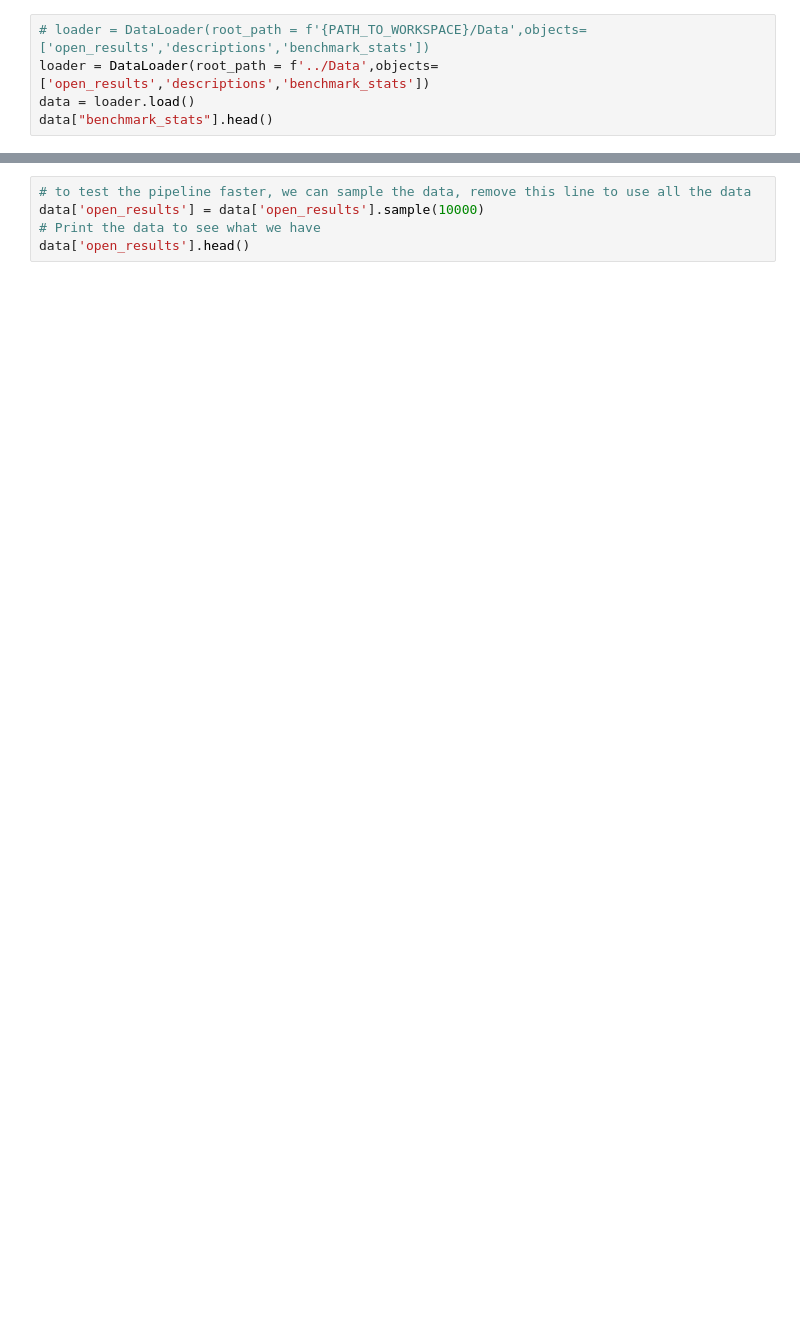
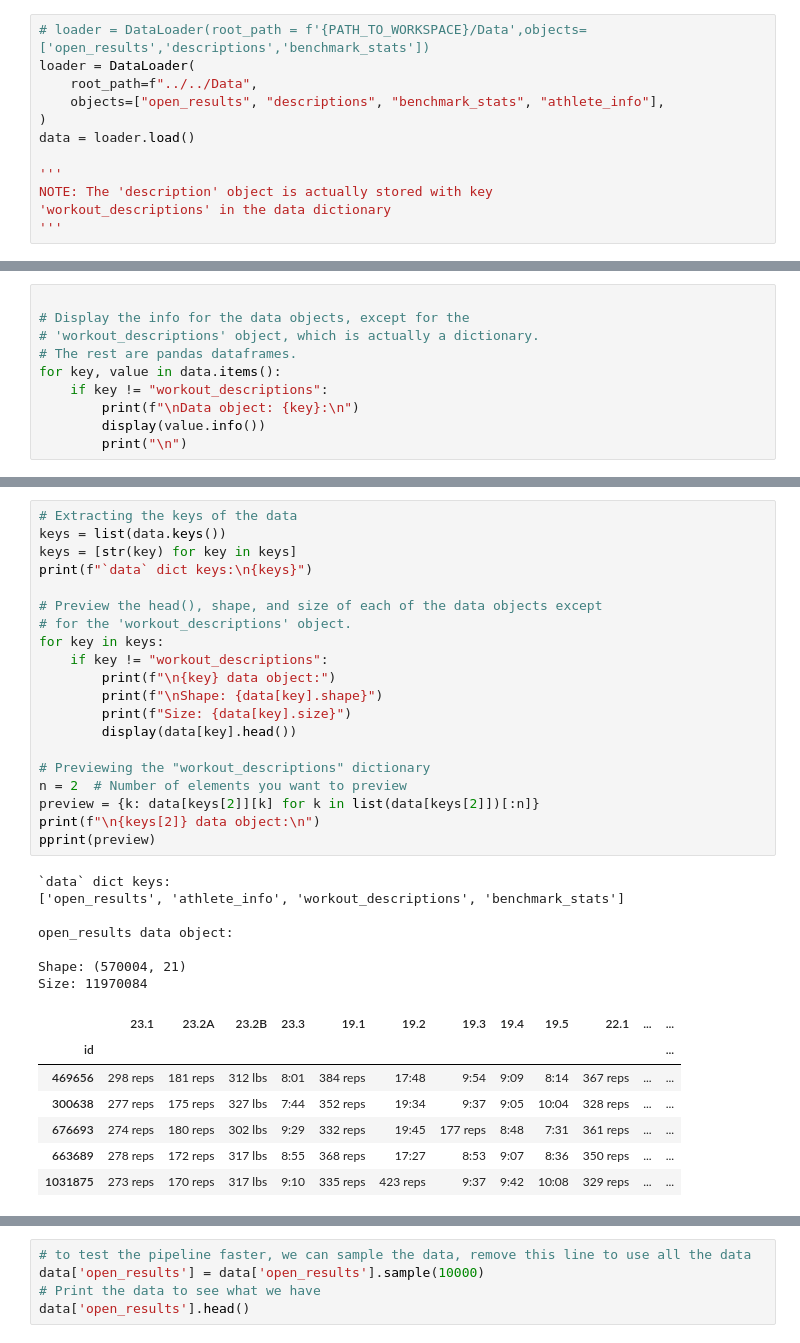
Before and after one commit to hassannaveed1997/WOD-prediction, a Jupyter notebook: modeling/jibran/General-EDA-v1.ipynb, the cells around one changed output, grey strips where cells are left out. Saved outputs shown, nothing was run; the diff lists cells and outputs as text; blank space fills up the shorter version.

```diff
--- a/modeling/jibran/General-EDA-v1.ipynb
+++ b/modeling/jibran/General-EDA-v1.ipynb
@@ -10,6 +43,13 @@ from pipeline_objects.modeling import RandomForestModel
 # %%
 # loader = DataLoader(root_path = f'{PATH_TO_WORKSPACE}/Data',objects= ['open_results','descriptions','benchmark_stats'])
-loader = DataLoader(root_path = f'../Data',objects= ['open_results','descriptions','benchmark_stats'])
+loader = DataLoader(
+    root_path=f"../../Data",
+    objects=["open_results", "descriptions", "benchmark_stats", "athlete_info"],
+)
 data = loader.load()
-data["benchmark_stats"].head()
+
+'''
+NOTE: The 'description' object is actually stored with key
+'workout_descriptions' in the data dictionary
+'''
 # %% [output]
@@ -22,0 +57,10 @@ data["benchmark_stats"].head()
+# %%
+
+# Display the info for the data objects, except for the
+# 'workout_descriptions' object, which is actually a dictionary.
+# The rest are pandas dataframes.
+for key, value in data.items():
+    if key != "workout_descriptions":
+        print(f"\nData object: {key}:\n")
+        display(value.info())
+        print("\n")
@@ -22,0 +128,35 @@ data["benchmark_stats"].head()
+# %%
+# Extracting the keys of the data
+keys = list(data.keys())
+keys = [str(key) for key in keys]
+print(f"`data` dict keys:\n{keys}")
+
+# Preview the head(), shape, and size of each of the data objects except
+# for the 'workout_descriptions' object.
+for key in keys:
+    if key != "workout_descriptions":
+        print(f"\n{key} data object:")
+        print(f"\nShape: {data[key].shape}")
+        print(f"Size: {data[key].size}")
+        display(data[key].head())
+
+# Previewing the "workout_descriptions" dictionary
+n = 2  # Number of elements you want to preview
+preview = {k: data[keys[2]][k] for k in list(data[keys[2]])[:n]}
+print(f"\n{keys[2]} data object:\n")
+pprint(preview)
+# %% [output]
+`data` dict keys:
+['open_results', 'athlete_info', 'workout_descriptions', 'benchmark_stats']
+
+open_results data object:
+
+Shape: (570004, 21)
+Size: 11970084
+|  | 23.1 | 23.2A | 23.2B | 23.3 | 19.1 | 19.2 | 19.3 | 19.4 | 19.5 | 22.1 | ... | ... |
+| id |  |  |  |  |  |  |  |  |  |  |  | ... |
+| 469656 | 298 reps | 181 reps | 312 lbs | 8:01 | 384 reps | 17:48 | 9:54 | 9:09 | 8:14 | 367 reps | ... | ... |
+| 300638 | 277 reps | 175 reps | 327 lbs | 7:44 | 352 reps | 19:34 | 9:37 | 9:05 | 10:04 | 328 reps | ... | ... |
+| 676693 | 274 reps | 180 reps | 302 lbs | 9:29 | 332 reps | 19:45 | 177 reps | 8:48 | 7:31 | 361 reps | ... | ... |
+| 663689 | 278 reps | 172 reps | 317 lbs | 8:55 | 368 reps | 17:27 | 8:53 | 9:07 | 8:36 | 350 reps | ... | ... |
+| 1031875 | 273 reps | 170 reps | 317 lbs | 9:10 | 335 reps | 423 reps | 9:37 | 9:42 | 10:08 | 329 reps | ... | ... |
```
Also changed, not shown: parts of 13 cells of this notebook.
